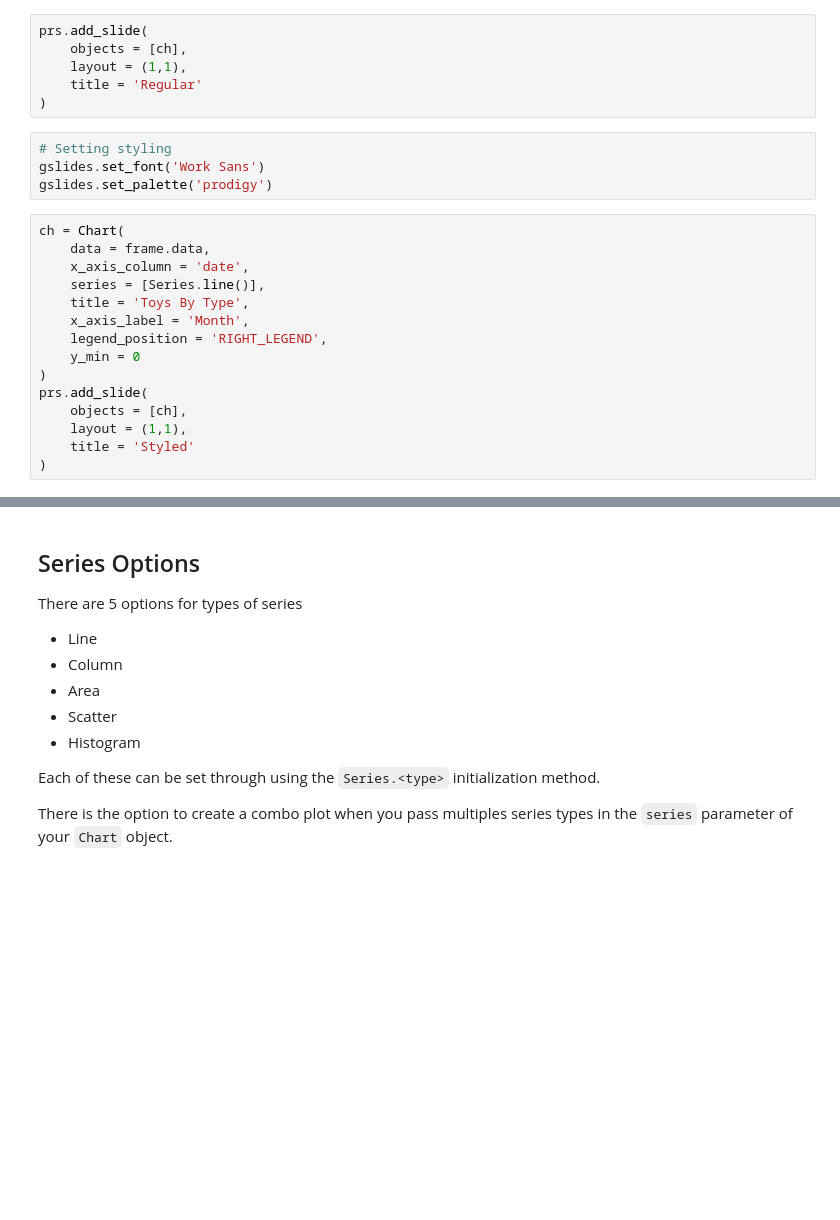
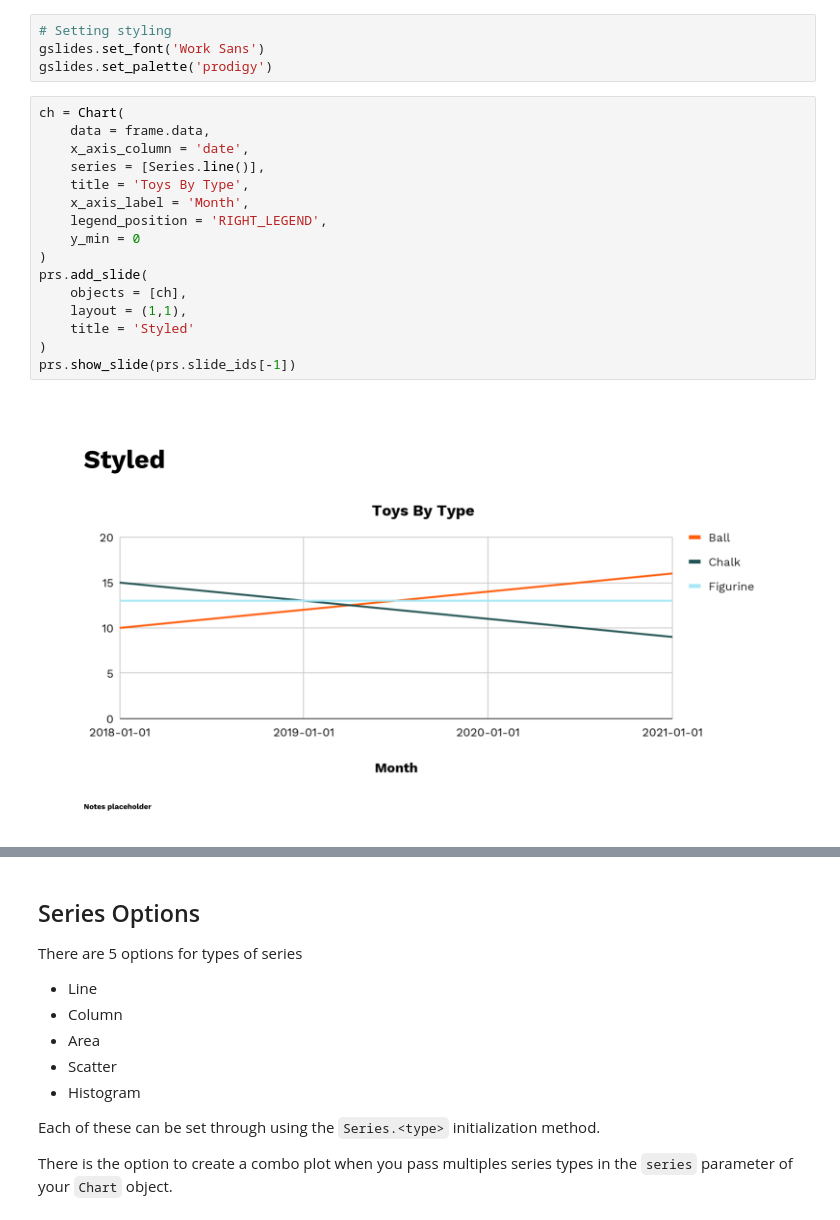
Before and after one commit to michael-gracie/gslides, a Jupyter notebook: notebooks/advanced_usage.ipynb, the cells around one changed output, grey strips where cells are left out. Saved outputs shown, nothing was run; the diff lists cells and outputs as text; blank space fills up the shorter version.

```diff
--- a/notebooks/advanced_usage.ipynb
+++ b/notebooks/advanced_usage.ipynb
@@ -115,9 +118,3 @@ prs.add_slide(
-# %%
-prs.add_slide(
-    objects = [ch],
-    layout = (1,1),
-    title = 'Regular'
-)
 # %%
 # Setting styling
 gslides.set_font('Work Sans')
@@ -125,15 +122,18 @@ gslides.set_palette('prodigy')
 # %%
 ch = Chart(
     data = frame.data,
     x_axis_column = 'date',
     series = [Series.line()],
     title = 'Toys By Type',
     x_axis_label = 'Month',
     legend_position = 'RIGHT_LEGEND',
     y_min = 0
 )
 prs.add_slide(
     objects = [ch],
     layout = (1,1),
     title = 'Styled'
 )
+prs.show_slide(prs.slide_ids[-1])
+# %% [output]
+[figure, added]
```
Also changed, not shown: parts of 31 cells of this notebook, 6 other files.
